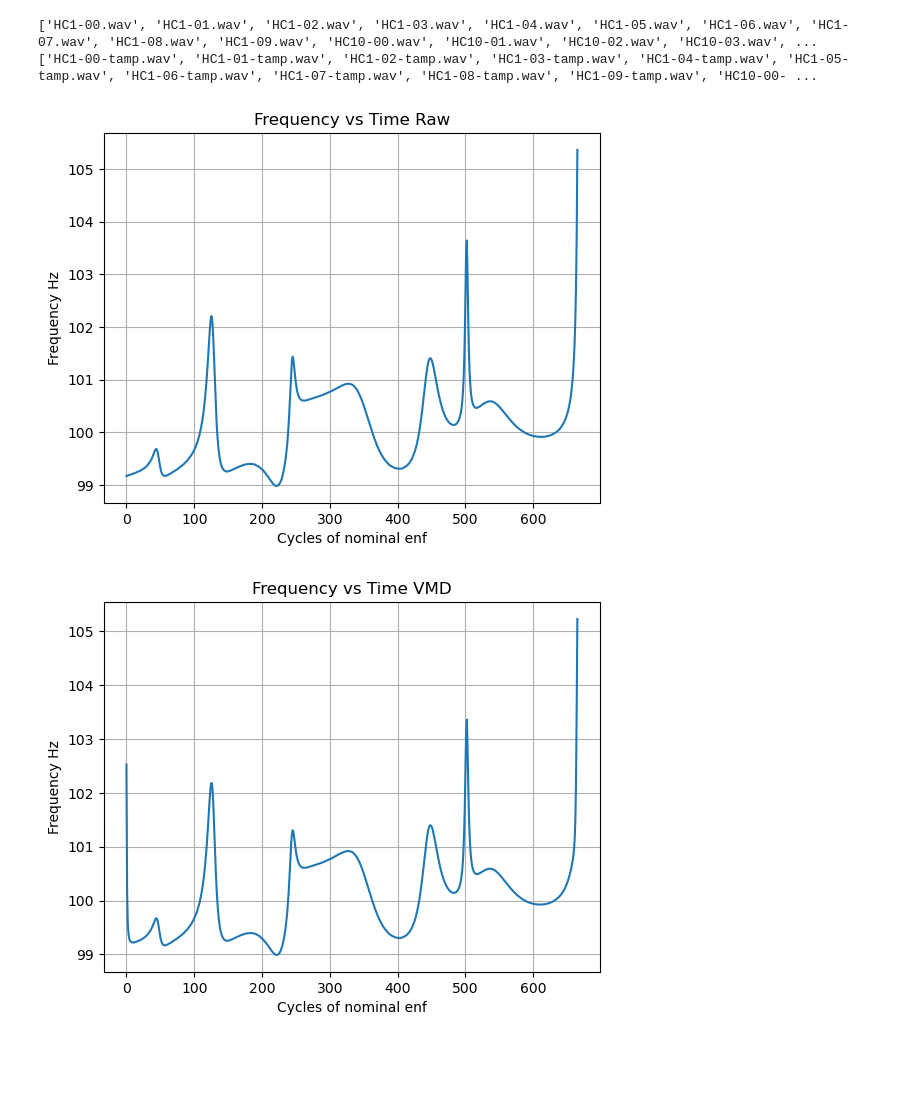
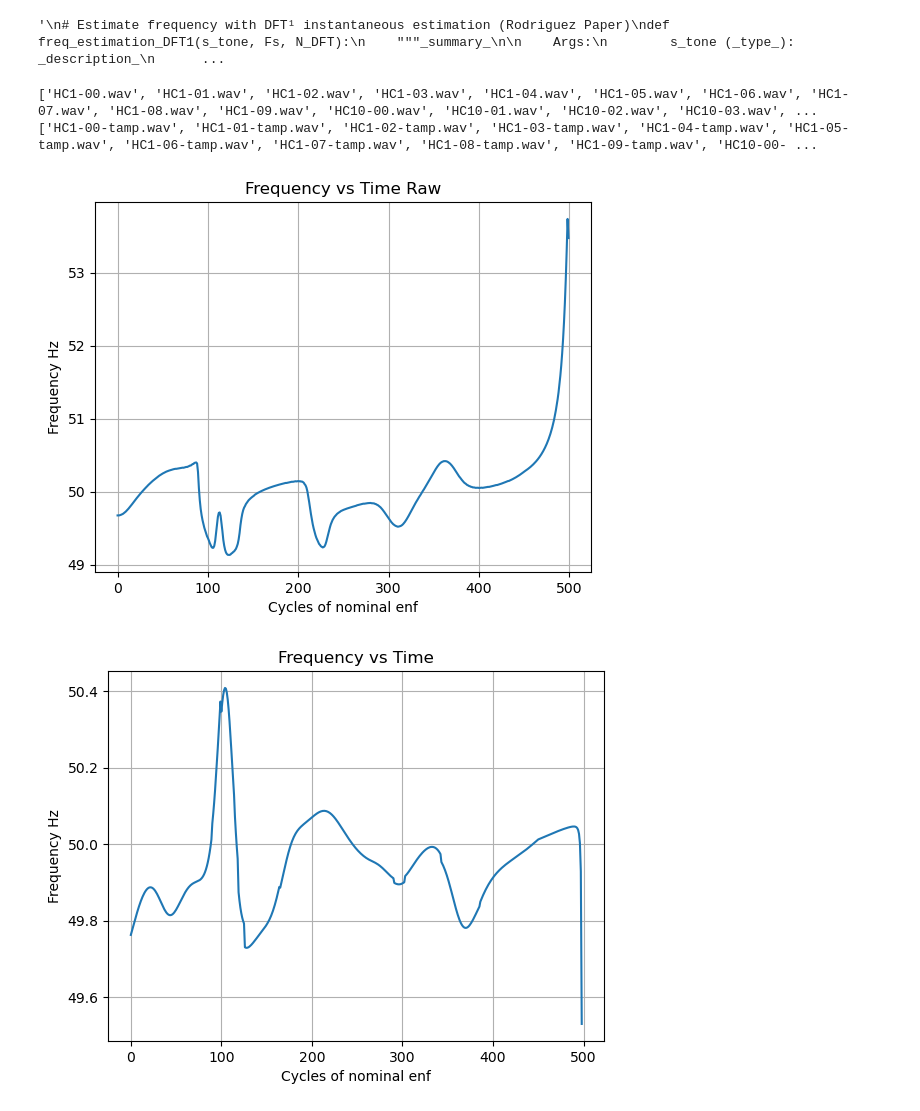
Before and after one commit to Licates/ENFify, a Jupyter notebook: notebooks/ls/0.10_ls_test_carioca_denoising.ipynb, the cells around one changed output. Saved outputs shown, nothing was run; the diff lists cells and outputs as text; code cells hidden in the pictures; blank space fills up the shorter version.

```diff
--- a/notebooks/ls/0.10_ls_test_carioca_denoising.ipynb
+++ b/notebooks/ls/0.10_ls_test_carioca_denoising.ipynb
@@ -223,4 +338,5 @@ def VMD_2(signal, alpha, tau, num_modes, enforce_DC, tolerance):
 # %%
+'''
 # Estimate frequency with DFT¹ instantaneous estimation (Rodriguez Paper)
 def freq_estimation_DFT1(s_tone, Fs, N_DFT):
     """_summary_
@@ -305,7 +421,9 @@ def segmented_freq_estimation_DFT1(s_in, f_s, num_cycles, N_DFT, nominal_enf):
 
     freqs = np.array(freqs)
 
-    return freqs
+    return freqs'''
+# %% [output]
+'\n# Estimate frequency with DFT¹ instantaneous estimation (Rodriguez Paper)\ndef freq_estimation_DFT1(s_tone, Fs, N_DFT):\n    """_summary_\n\n    Args:\n        s_tone (_type_): _description_\n      ...
 # %%
 # Audio Paths
 UNCUT_PATH = (
@@ -326,29 +444,30 @@ print(cut_files)
 ['HC1-00-tamp.wav', 'HC1-01-tamp.wav', 'HC1-02-tamp.wav', 'HC1-03-tamp.wav', 'HC1-04-tamp.wav', 'HC1-05-tamp.wav', 'HC1-06-tamp.wav', 'HC1-07-tamp.wav', 'HC1-08-tamp.wav', 'HC1-09-tamp.wav', 'HC10-00- ...
 # %%
 # Constants sig, lowcut, highcut, fs, order
-DOWNSAMPLE_FS = 1000
+DOWNSAMPLE_FS = 400
 BANDPASS_ORDER = 5
-BNP_LOW = 99.5
-BNP_HIGH = 100.5
+BNP_LOW = 49.5
+BNP_HIGH = 50.5
 
-ALPHA = 50_000  # Balancing parameter of the data-fidelity constraint
+ALPHA = 5_000  # Balancing parameter of the data-fidelity constraint
 TAU = 0  # Noise-tolerance (no strict fidelity enforcement)
 N_MODE = 1  # Number of modes to be recovered
 DC = 0
 TOL = 1e-7  # Tolerance of convergence criterion
 
-F0 = 100
-I = 1
+F0 = 50
+I = 3
 EPSILON = 1e-7
-TAU_RFA = int(750)
+TAU_RFA = int(2500)
 
 N_DFT = 20_000
-NUM_CYCLES = 5
+NUM_CYCLES = 0
 
-k = 3
+k = 1
 # %%
 ## ENF Preprocessing and enhancement
 # Read
+
 pth = os.path.join(UNCUT_PATH, uncut_files[k])
 sample_rate, data = wavfile.read(pth)
 
@@ -361,34 +480,35 @@ band_sig = bandpass_filter(down_sig, BNP_LOW, BNP_HIGH, DOWNSAMPLE_FS, BANDPASS_
 freqs = segmented_freq_estimation_DFT1(band_sig, DOWNSAMPLE_FS, NUM_CYCLES, N_DFT, F0)
 plt.plot(freqs)
 plt.xlabel("Cycles of nominal enf")
 plt.ylabel("Frequency Hz")
 plt.title("Frequency vs Time Raw")
 plt.grid(True)
 plt.show()
 
 
 # VMD
+'''
 for i in tqdm(range(1)):
     u_clean, _, _ = VMD(band_sig, ALPHA, TAU, N_MODE, DC, TOL)
     vmd_sig = u_clean[0]
 
 freqs = segmented_freq_estimation_DFT1(vmd_sig, DOWNSAMPLE_FS, NUM_CYCLES, N_DFT, F0)
 plt.plot(freqs)
 plt.xlabel("Cycles of nominal enf")
 plt.ylabel("Frequency Hz")
 plt.title("Frequency vs Time VMD")
 plt.grid(True)
-plt.show()
+plt.show()'''
 
 
 # RFA
-rfa_sig = RFA(vmd_sig, DOWNSAMPLE_FS, TAU_RFA, EPSILON, I, F0)
+rfa_sig = RFA(band_sig, DOWNSAMPLE_FS, TAU_RFA, EPSILON, I, F0)
 
 freqs = segmented_freq_estimation_DFT1(rfa_sig, DOWNSAMPLE_FS, NUM_CYCLES, N_DFT, F0)
 
 phases = segmented_phase_estimation_hilbert(rfa_sig, DOWNSAMPLE_FS, NUM_CYCLES, F0)
 phases = np.unwrap(phases)
 x = np.arange(len(phases))
 # %% [output]
-[figure, old version]
+[figure, new version]
-[figure, old version]
+[figure, new version]
```
Also changed, not shown: parts of 8 cells of this notebook, 6 other files.
